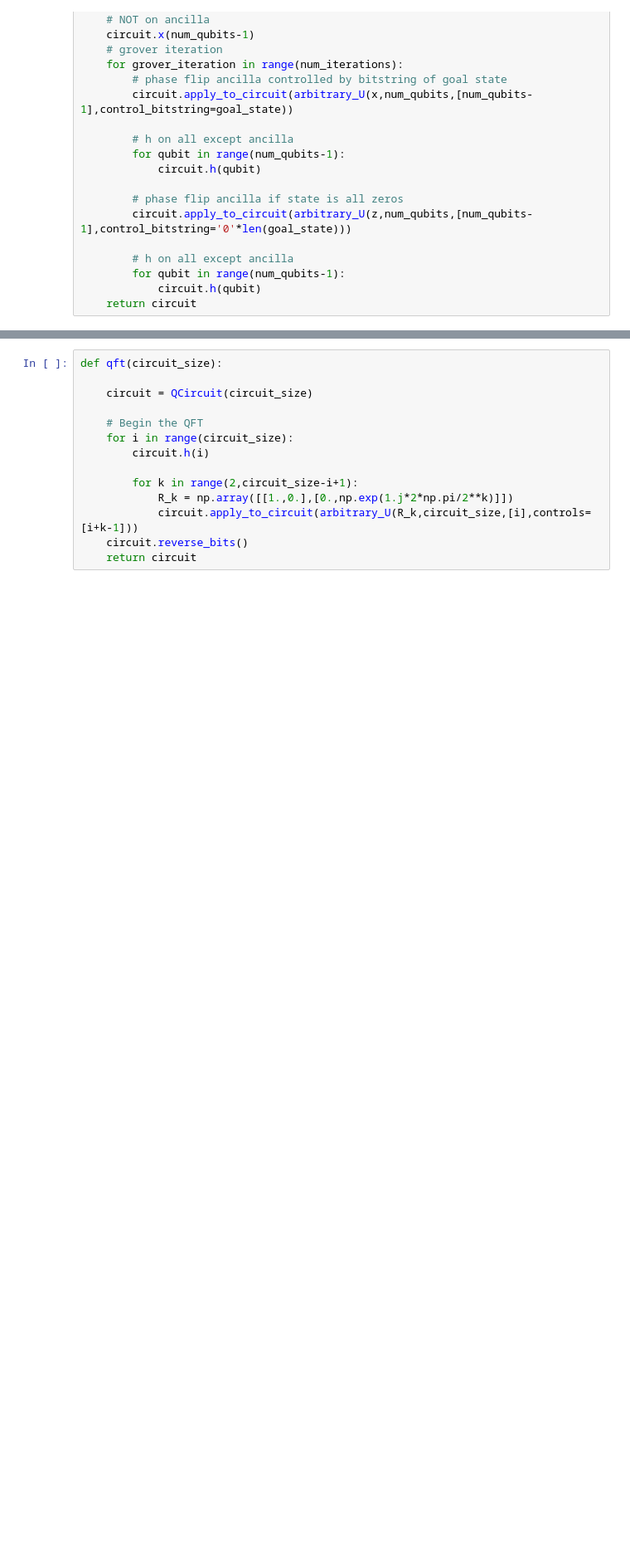
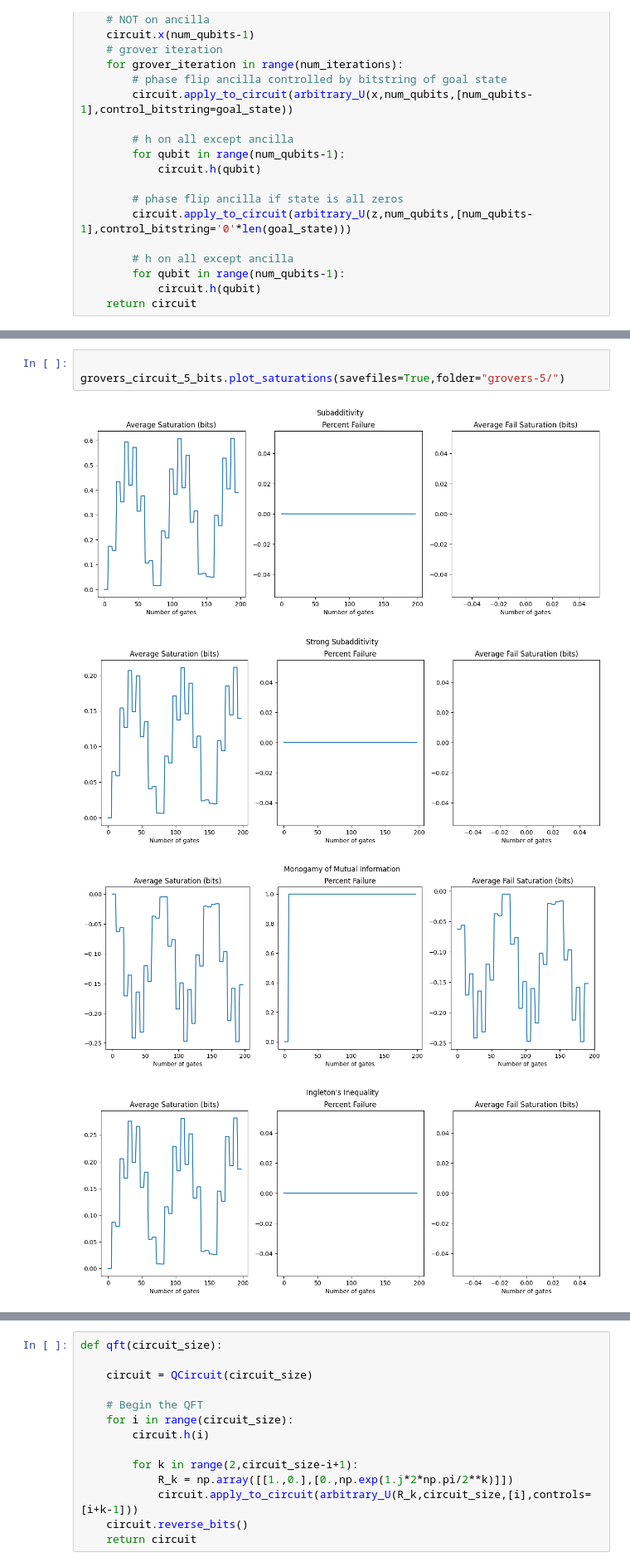
Before and after one commit to DylanJVA/QI_Research, a Jupyter notebook: QIP_Usage.ipynb, the cells around one changed output, grey strips where cells are left out. Shown at 83% size. Saved outputs shown, nothing was run; the diff lists cells and outputs as text; blank space fills up the shorter version.

```diff
--- a/QIP_Usage.ipynb
+++ b/QIP_Usage.ipynb
@@ -36,0 +45,8 @@ grovers_circuit.plot_saturations()
+# %%
+
+grovers_circuit_5_bits.plot_saturations(savefiles=True,folder="grovers-5/")
+# %% [output]
+[figure, added]
+[figure, added]
+[figure, added]
+[figure, added]
```
Also changed, not shown: parts of 46 cells of this notebook, 1 other file.
